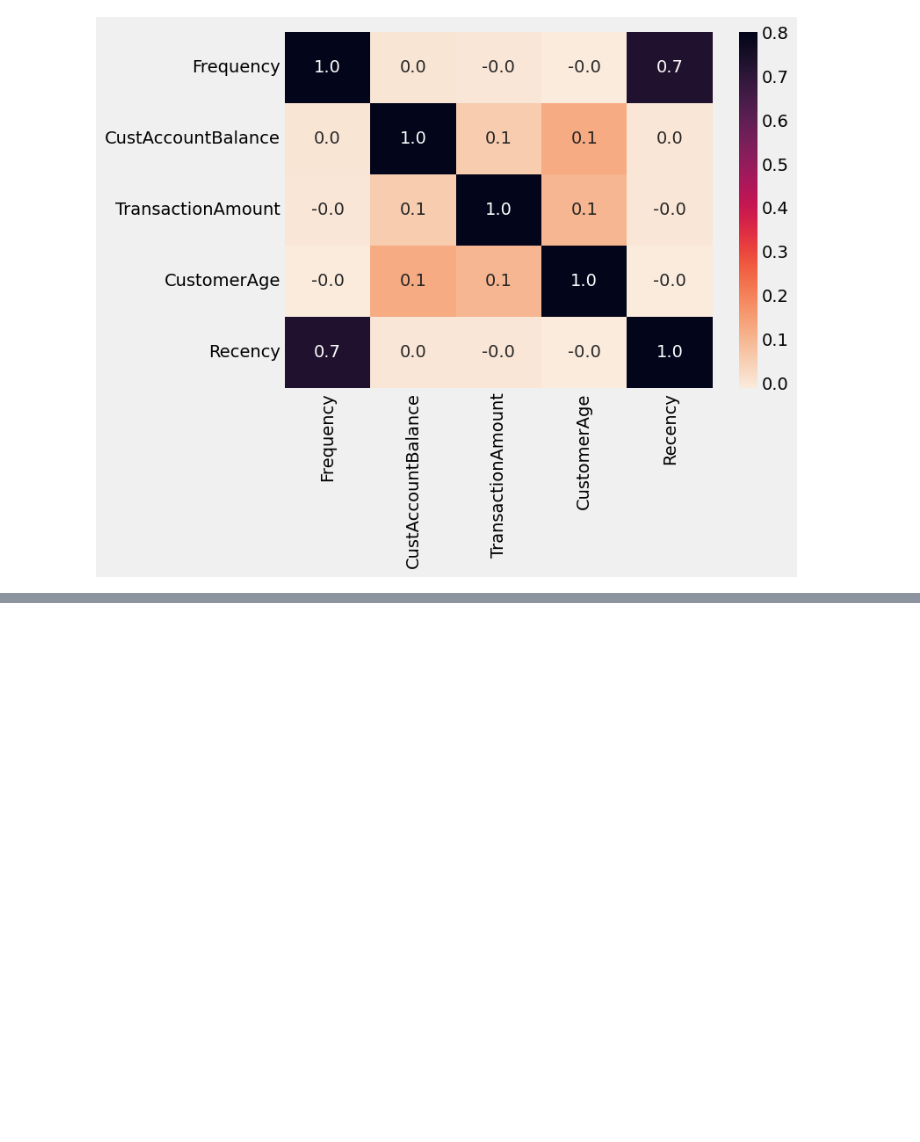
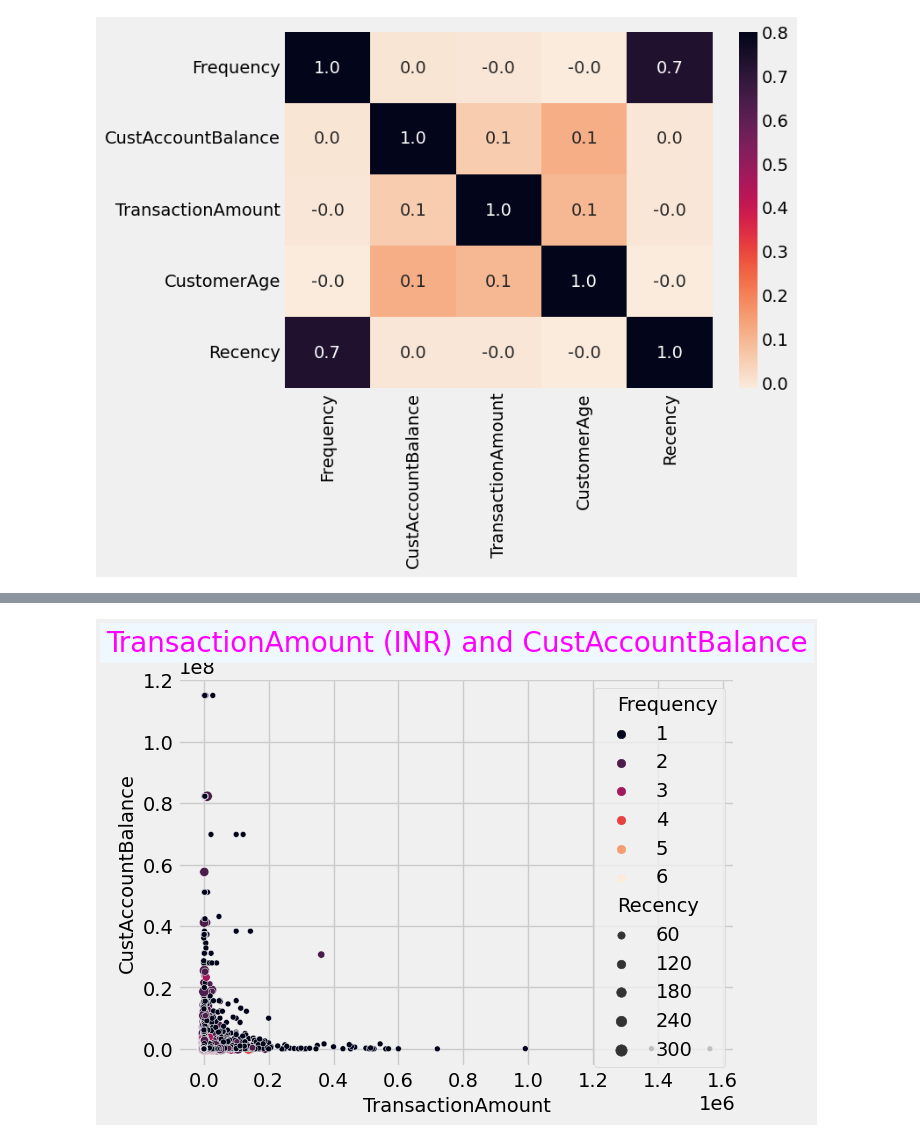
Before and after one commit to ArturoDiaz02/Bank-Customer-Segmentation, a Jupyter notebook: src/notebook/Customer_Segmentation.ipynb, the cells around one changed output, grey strips where cells are left out. Cells and saved outputs as stored; diff of their text form; code cells hidden in the pictures; blank space fills up the shorter version.

Commit message:
Exploring data

```diff
--- a/src/notebook/Customer_Segmentation.ipynb
+++ b/src/notebook/Customer_Segmentation.ipynb
@@ -349,10 +392,12 @@ plt.title("Most 20 Location of Customer ",
 # %%
 plt.style.use("fivethirtyeight")
-sns.scatterplot(x='TransactionAmount (INR)',y='CustAccountBalance',data=MRF_df,palette='rocket',hue='Frequency',size='Recency' )
+sns.scatterplot(x='TransactionAmount',y='CustAccountBalance',data=MRF_df,palette='rocket',hue='Frequency',size='Recency' )
 plt.title("TransactionAmount (INR) and CustAccountBalance",
           fontsize='20',
           backgroundcolor='AliceBlue',
           color='magenta');
+# %% [output]
+[figure, added]
 # %%
 # difference between maximum and minimum date
 MRF_df['TransactionDate'].max()-MRF_df['TransactionDate'].min()
```
Also changed, not shown: parts of 19 cells of this notebook.
